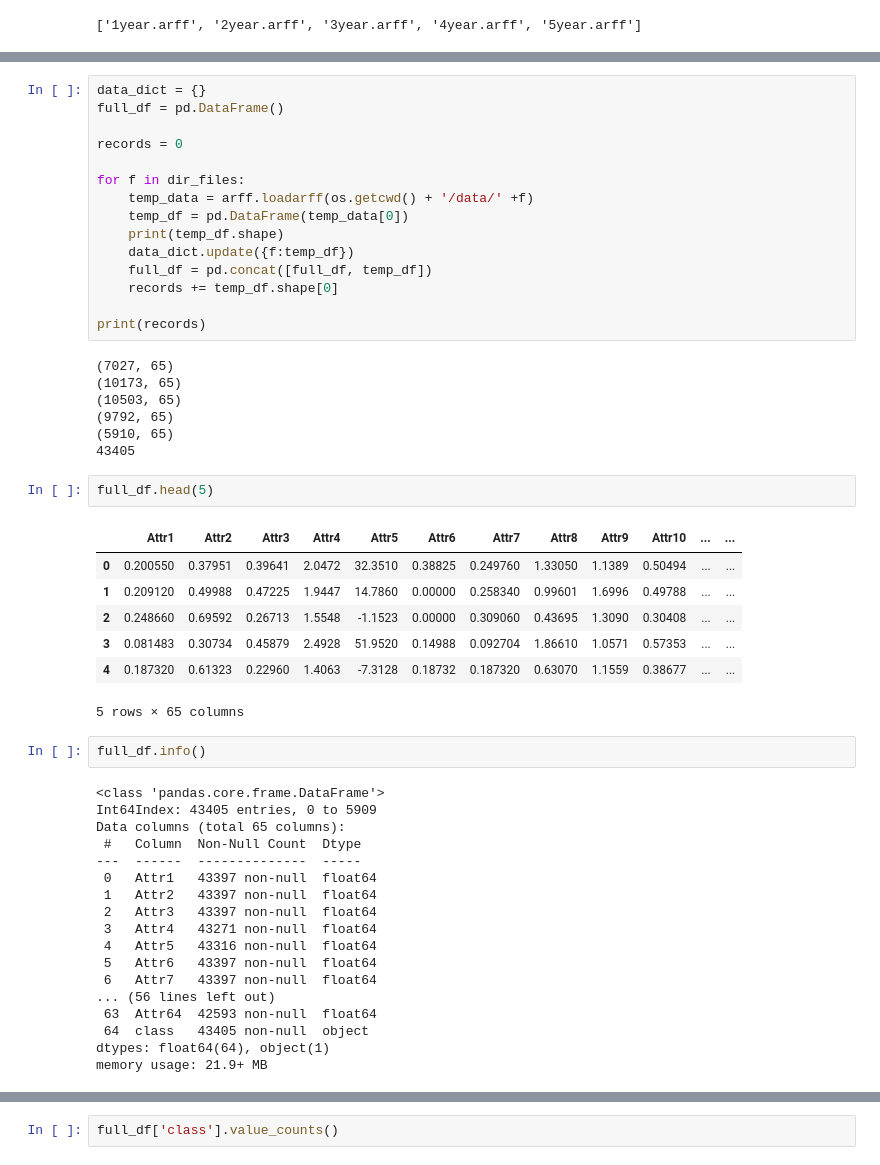
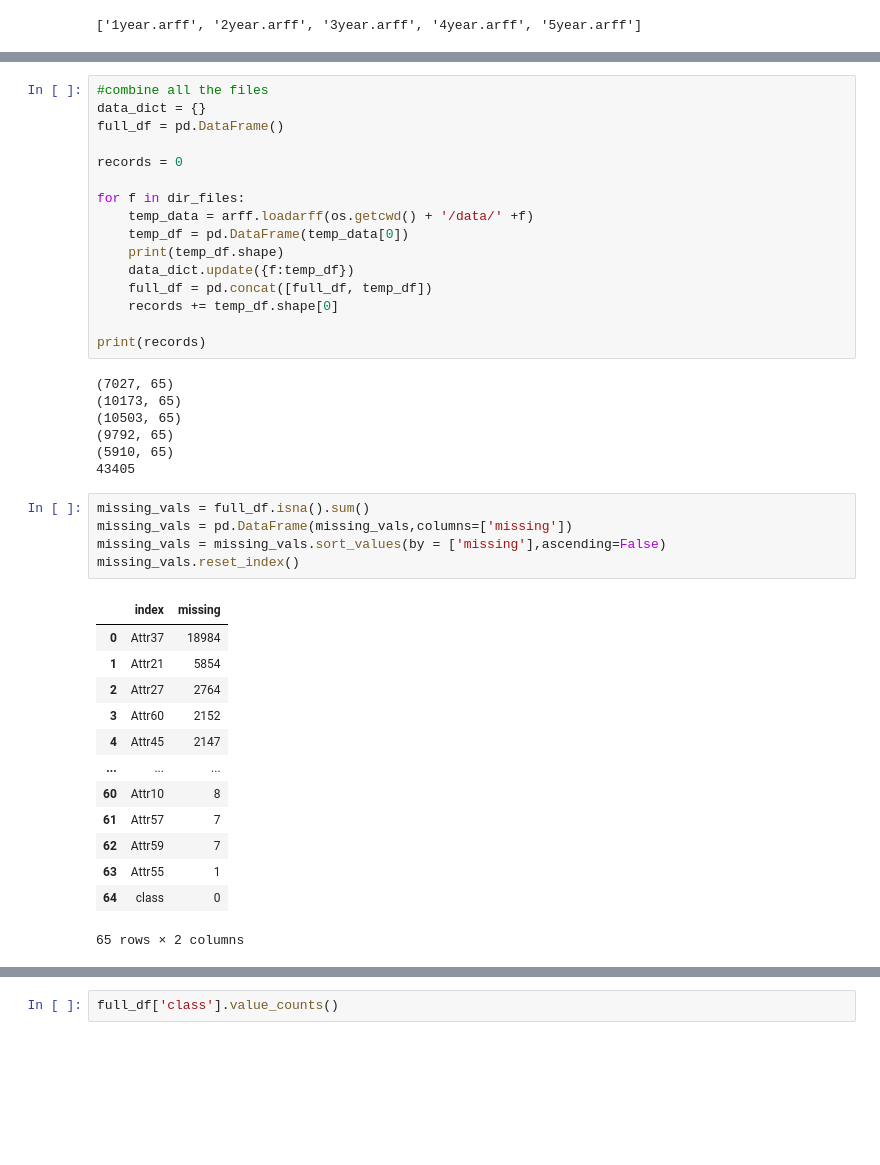
Before and after one commit to scottdyl/qtw, a Jupyter notebook: case study 4/Model_D.ipynb, the cells around one changed output, grey strips where cells are left out. Saved outputs shown, nothing was run; the diff lists cells and outputs as text; blank space fills up the shorter version.

```diff
--- a/case study 4/Model_D.ipynb
+++ b/case study 4/Model_D.ipynb
@@ -20,6 +20,7 @@ from sklearn.model_selection import train_test_split
 from xgboost import XGBClassifier
 from sklearn.ensemble import RandomForestClassifier
 # %%
+#combine all the files
 data_dict = {}
 full_df = pd.DataFrame()
 
@@ -41,33 +42,22 @@ print(records)
 (9792, 65)
 (5910, 65)
 43405
-# %%
-full_df.head(5)
-# %% [output]
-|  | Attr1 | Attr2 | Attr3 | Attr4 | Attr5 | Attr6 | Attr7 | Attr8 | Attr9 | Attr10 | ... | ... |
-| 0 | 0.200550 | 0.37951 | 0.39641 | 2.0472 | 32.3510 | 0.38825 | 0.249760 | 1.33050 | 1.1389 | 0.50494 | ... | ... |
-| 1 | 0.209120 | 0.49988 | 0.47225 | 1.9447 | 14.7860 | 0.00000 | 0.258340 | 0.99601 | 1.6996 | 0.49788 | ... | ... |
-| 2 | 0.248660 | 0.69592 | 0.26713 | 1.5548 | -1.1523 | 0.00000 | 0.309060 | 0.43695 | 1.3090 | 0.30408 | ... | ... |
-| 3 | 0.081483 | 0.30734 | 0.45879 | 2.4928 | 51.9520 | 0.14988 | 0.092704 | 1.86610 | 1.0571 | 0.57353 | ... | ... |
-| 4 | 0.187320 | 0.61323 | 0.22960 | 1.4063 | -7.3128 | 0.18732 | 0.187320 | 0.63070 | 1.1559 | 0.38677 | ... | ... |
-5 rows × 65 columns
-# %%
-full_df.info()
-# %% [output]
-<class 'pandas.core.frame.DataFrame'>
-Int64Index: 43405 entries, 0 to 5909
-Data columns (total 65 columns):
- #   Column  Non-Null Count  Dtype
----  ------  --------------  -----
- 0   Attr1   43397 non-null  float64
- 1   Attr2   43397 non-null  float64
- 2   Attr3   43397 non-null  float64
- 3   Attr4   43271 non-null  float64
- 4   Attr5   43316 non-null  float64
- 5   Attr6   43397 non-null  float64
- 6   Attr7   43397 non-null  float64
-... (56 lines left out)
- 63  Attr64  42593 non-null  float64
- 64  class   43405 non-null  object
-dtypes: float64(64), object(1)
-memory usage: 21.9+ MB
+# %%
+missing_vals = full_df.isna().sum()
+missing_vals = pd.DataFrame(missing_vals,columns=['missing'])
+missing_vals = missing_vals.sort_values(by = ['missing'],ascending=False)
+missing_vals.reset_index()
+# %% [output]
+|  | index | missing |
+| 0 | Attr37 | 18984 |
+| 1 | Attr21 | 5854 |
+| 2 | Attr27 | 2764 |
+| 3 | Attr60 | 2152 |
+| 4 | Attr45 | 2147 |
+| ... | ... | ... |
+| 60 | Attr10 | 8 |
+| 61 | Attr57 | 7 |
+| 62 | Attr59 | 7 |
+| 63 | Attr55 | 1 |
+| 64 | class | 0 |
+65 rows × 2 columns
```
Also changed, not shown: parts of 16 cells of this notebook, 2 other files.
